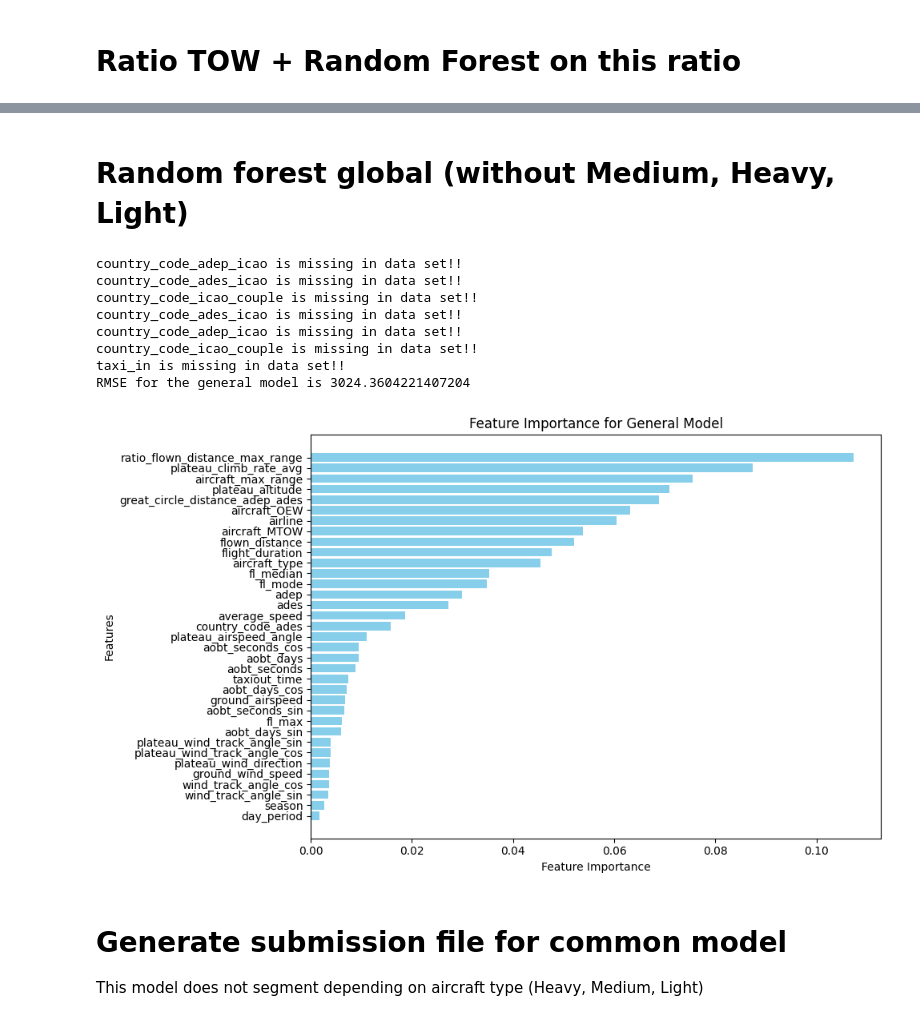
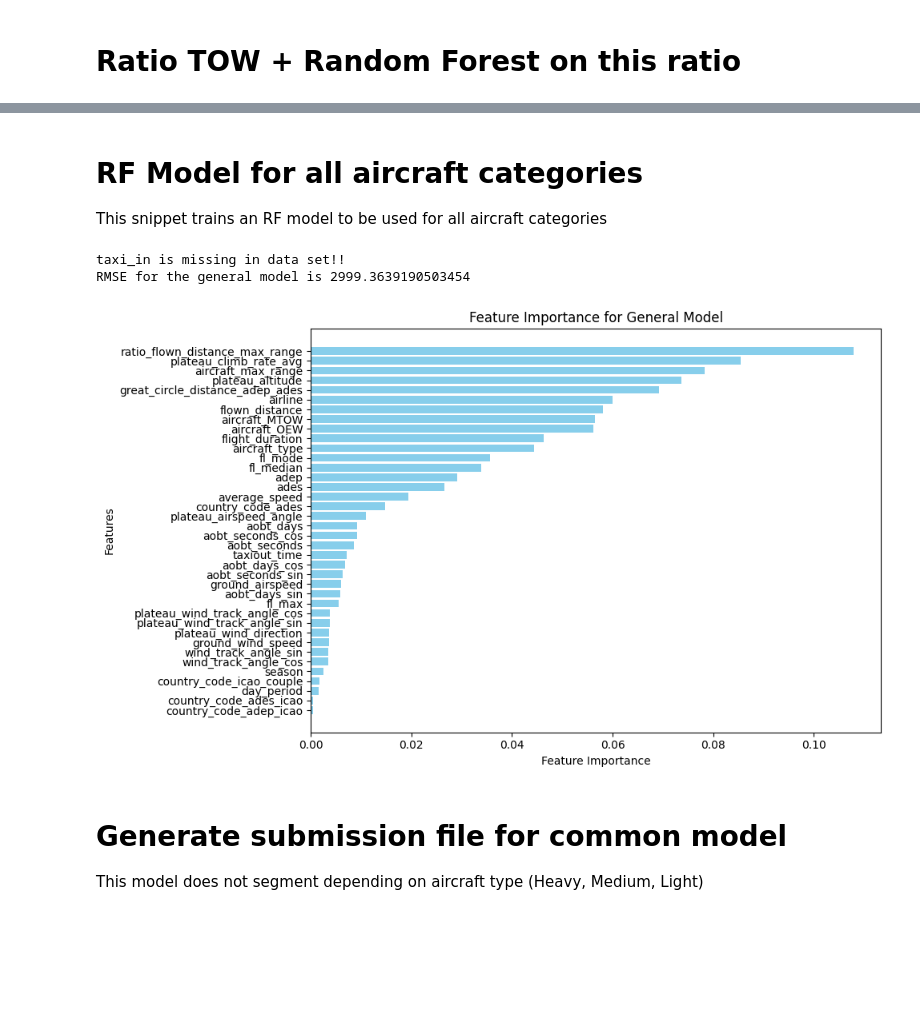
Before and after one commit to PRC-Data-Challenge-2024/team_versatile_yacht, a Jupyter notebook: rf_model.ipynb, the cells around one changed output, grey strips where cells are left out. Cells and saved outputs as stored; diff of their text form; code cells hidden in the pictures; blank space fills up the shorter version.

```diff
--- a/rf_model.ipynb
+++ b/rf_model.ipynb
@@ -30,18 +51,19 @@ df_flight = pd.read_csv(os.path.join(source_data_folder,challenge_file_preproc))
 # Filter the DataFrame to keep only rows where load_ratio is between 0 and 1
 df_flight = df_flight[(df_flight['load_ratio'] > 0) & (df_flight['load_ratio'] < 1)]
 
+
 # List of categorical columns to be encoded
 categorical_cols = [
     'adep',
-    'country_code_adep',
+    'country_code_adep_x',
     'ades',
     'country_code_ades',
     'airline',
     'aircraft_type',
     'wtc'
-    #,'country_code_adep_icao',
-    #'country_code_ades_icao',
-    #'country_code_icao_couple'
+    ,'country_code_adep_icao',
+    'country_code_ades_icao',
+    'country_code_icao_couple'
 ]
 
 # Initialize LabelEncoder to convert categorical variables to numerical
@@ -96,7 +118,7 @@ for category in aircraft_categories:
             'adep', 'ades', 'flight_duration', 'flown_distance',
             'aircraft_type', 'country_code_ades', 'average_speed',
             'fl_mode','fl_max','fl_median', 'airline', 'taxiout_time',
-            'season', 'day_period', 'country_code_adep','aircraft_OEW',
+            'season', 'day_period', 'country_code_adep_x','aircraft_OEW',
             'aircraft_MTOW', 'plateau_climb_rate_avg', 'plateau_altitude',
             'aobt_seconds_cos', 'aobt_seconds_sin', 'aobt_days_cos', 'aobt_days_sin',
             'ground_airspeed','ground_wind_speed','wind_track_angle_cos','wind_track_angle_sin',
@@ -110,7 +132,7 @@ for category in aircraft_categories:
             'adep', 'ades', 'flight_duration',
             'great_circle_distance_adep_ades', 'aircraft_type',
             'country_code_ades', 'average_speed',
-            'fl_mode','fl_median', 'airline', 'country_code_adep','aircraft_OEW',
+            'fl_mode','fl_median', 'airline', 'country_code_adep_x','aircraft_OEW',
             'day_period', 'plateau_climb_rate_avg', 'plateau_altitude',
             'aobt_seconds_cos', 'aobt_seconds_sin', 'aobt_days_cos', 'aobt_days_sin',
             'ground_airspeed','ground_wind_speed','wind_track_angle_cos','wind_track_angle_sin',
@@ -231,7 +255,7 @@ df_flight = df_flight[(df_flight['load_ratio'] > 0) & (df_flight['load_ratio'] <
 # List of categorical columns to be encoded
 categorical_cols = [
     'adep',
-    'country_code_adep',
+    'country_code_adep_x',
     'ades',
     'country_code_ades',
     'airline',
@@ -276,7 +300,7 @@ for category in aircraft_categories:
             'adep', 'ades', 'flight_duration',
             'great_circle_distance_adep_ades', 'aircraft_type',
             'country_code_ades', 'average_speed',
-            'fl_mode','fl_median'
+            'fl_mode','fl_median',
             'adep_ades', 'airline', 'great_circle_flown_distance',
             'season', 'day_period',
             'aircraft_OEW', 'plateau_climb_rate_avg', 'plateau_altitude',
@@ -292,7 +316,7 @@ for category in aircraft_categories:
             'adep', 'ades', 'flight_duration', 'flown_distance',
             'aircraft_type', 'country_code_ades', 'average_speed',
             'fl_mode','fl_max','fl_median', 'airline', 'taxiout_time',
-            'season', 'day_period', 'country_code_adep',
+            'season', 'day_period', 'country_code_adep_x',
             'aircraft_MTOW', 'plateau_climb_rate_avg', 'plateau_altitude',
             'aobt_seconds_cos', 'aobt_seconds_sin', 'aobt_days_cos', 'aobt_days_sin',
             'ground_airspeed','ground_wind_speed','wind_track_angle_cos','wind_track_angle_sin',
@@ -305,7 +329,7 @@ for category in aircraft_categories:
             'adep', 'ades', 'flight_duration',
             'great_circle_distance_adep_ades', 'aircraft_type',
             'country_code_ades', 'average_speed',
-            'fl_mode','fl_median', 'airline', 'country_code_adep',
+            'fl_mode','fl_median', 'airline', 'country_code_adep_x',
             'day_period', 'plateau_climb_rate_avg', 'plateau_altitude',
             'aobt_seconds_cos', 'aobt_seconds_sin', 'aobt_days_cos', 'aobt_days_sin',
             'ground_airspeed','ground_wind_speed','wind_track_angle_cos','wind_track_angle_sin',
@@ -400,5 +470,7 @@ Error:
-# %% [markdown]
-# Random forest global (without Medium, Heavy, Light)
+# %% [markdown]
+# RF Model for all aircraft categories
+
+This snippet trains an RF model to be used for all aircraft categories
 # %%
 import pandas as pd
 from sklearn.model_selection import train_test_split
@@ -419,7 +491,7 @@ df_flight = df_flight[(df_flight['load_ratio'] > 0) & (df_flight['load_ratio'] <
 # List of categorical columns to be encoded
 categorical_cols = [
     'adep',
-    'country_code_adep',
+    'country_code_adep_x',
     'ades',
     'country_code_ades',
     'airline',
@@ -506,41 +578,35 @@ print(f'RMSE for the general model is {rmse}')
 # Create an output directory for saving the model if it doesn't exist
 output_dir = './models_general'
 os.makedirs(output_dir, exist_ok=True)
 
 # Save the trained model to a .pkl file
 model_filename = os.path.join(output_dir, 'random_forest_model_general.pkl')
 joblib.dump(model, model_filename)
 
 # Get feature importances from the trained model
 feature_importances = model.feature_importances_
 
 # Sort features and their importances
 sorted_idx = np.argsort(feature_importances)  # Get indices of features sorted by importance
 sorted_features = np.array(selected_features)[sorted_idx]
 sorted_importances = feature_importances[sorted_idx]
 
 # Visualize feature importances using a horizontal bar chart
 plt.figure(figsize=(10, 6))
 plt.barh(sorted_features, sorted_importances, color='skyblue')
 plt.xlabel('Feature Importance')  # X-axis label
 plt.ylabel('Features')             # Y-axis label
 plt.title('Feature Importance for General Model')  # Plot title
 plt.tight_layout()  # Adjust layout to fit labels
 plt.show()  # Display the feature importance plot
 
 # Save RMSE results into a CSV file for further analysis
 rmse_df = pd.DataFrame({'RMSE': [rmse]})
 rmse_df.to_csv('./rmse_results_general.csv', index=False)  # Save to CSV
 # %% [output]
-country_code_adep_icao is missing in data set!!
-country_code_ades_icao is missing in data set!!
-country_code_icao_couple is missing in data set!!
-country_code_ades_icao is missing in data set!!
-country_code_adep_icao is missing in data set!!
-country_code_icao_couple is missing in data set!!
 taxi_in is missing in data set!!
-RMSE for the general model is 3024.3604221407204
+RMSE for the general model is 2999.3639190503454
-[figure, old version]
+[figure, new version]
 # %% [markdown]
 # Generate submission file for common model
 This model does not segment depending on aircraft type (Heavy, Medium, Light)
```
Also changed, not shown: parts of 10 cells of this notebook, 2 other files.
